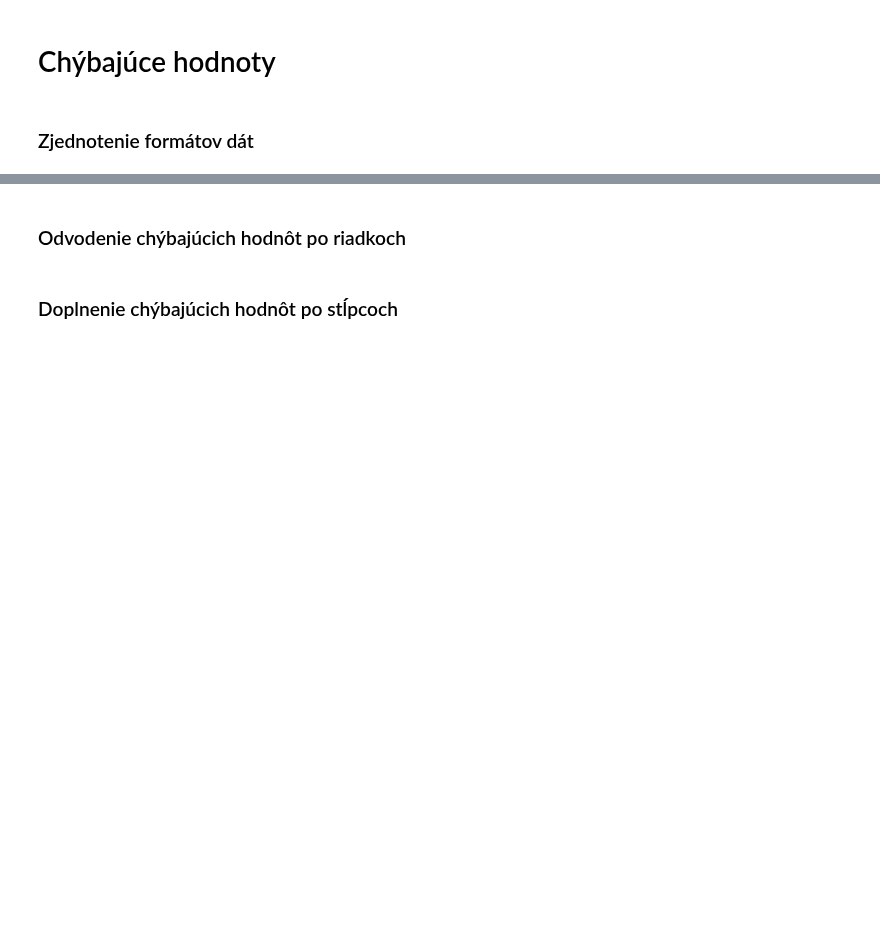
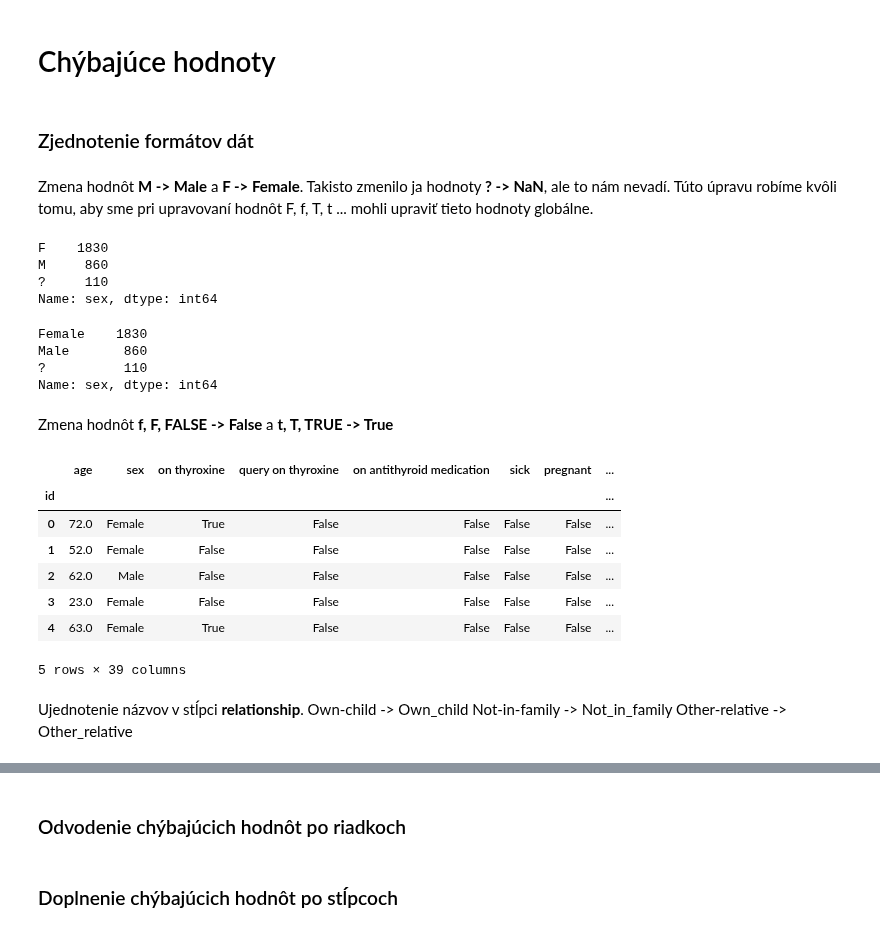
Before and after one commit to PeterJurkacek/IAU_2018_Jurkacek_Vyskoc, a Jupyter notebook: Jurkacek_Vyskoc_predspracovanie.ipynb, the cells around one changed output, grey strips where cells are left out. Cells and saved outputs as stored; diff of their text form; code cells hidden in the pictures; blank space fills up the shorter version.

```diff
--- a/Jurkacek_Vyskoc_predspracovanie.ipynb
+++ b/Jurkacek_Vyskoc_predspracovanie.ipynb
@@ -104,3 +102,40 @@ NameError: name 'train_data' is not defined
 # Chýbajúce hodnoty
 # %% [markdown]
 ### Zjednotenie formátov dát
+# %% [markdown]
+Zmena hodnôt **M -> Male** a **F -> Female**. Takisto zmenilo ja hodnoty **? -> NaN**, ale to nám nevadí. Túto úpravu robíme kvôli tomu, aby sme pri upravovaní hodnôt F, f, T, t ... mohli upraviť tieto hodnoty globálne.
+# %%
+data['sex'].value_counts()
+# %% [output]
+F    1830
+M     860
+?     110
+Name: sex, dtype: int64
+# %%
+data['sex'].replace(['F', 'M'], ['Female', 'Male'], inplace=True)
+# %%
+data['sex'].value_counts()
+# %% [output]
+Female    1830
+Male       860
+?          110
+Name: sex, dtype: int64
+# %% [markdown]
+Zmena hodnôt **f, F, FALSE -> False** a **t, T, TRUE -> True**
+# %%
+data.replace(['f', 'F', 'FALSE', 't', 'T', 'TRUE'], [False, False, False, True, True, True], inplace=True)
+data.head()
+# %% [output]
+|  | age | sex | on thyroxine | query on thyroxine | on antithyroid medication | sick | pregnant | ... |
+| id |  |  |  |  |  |  |  | ... |
+| 0 | 72.0 | Female | True | False | False | False | False | ... |
+| 1 | 52.0 | Female | False | False | False | False | False | ... |
+| 2 | 62.0 | Male | False | False | False | False | False | ... |
+| 3 | 23.0 | Female | False | False | False | False | False | ... |
+| 4 | 63.0 | Female | True | False | False | False | False | ... |
+5 rows × 39 columns
+# %% [markdown]
+Ujednotenie názvov v stĺpci **relationship**.
+Own-child -> Own_child
+Not-in-family -> Not_in_family
+Other-relative -> Other_relative
```
Also changed, not shown: parts of 38 cells of this notebook.
